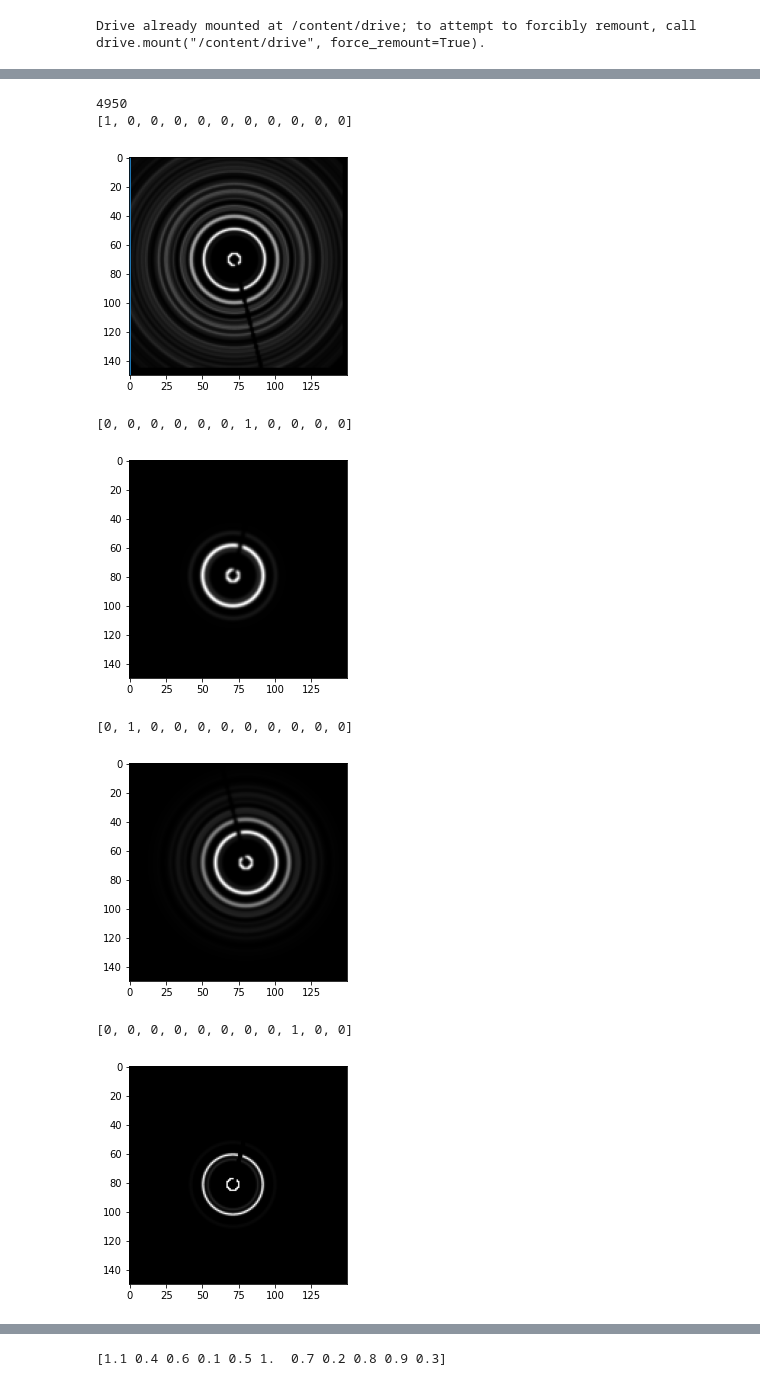
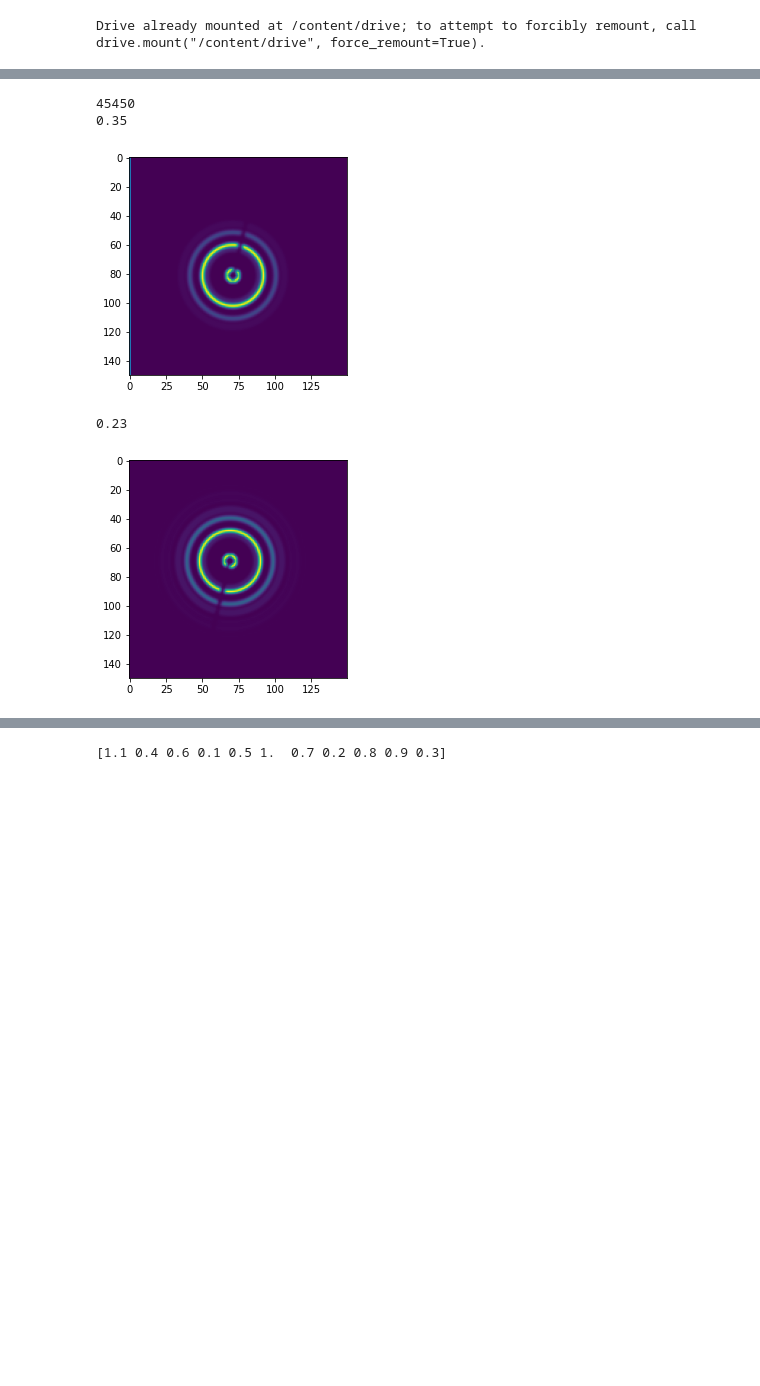
Before and after one commit to dhruv-sirohi/Miller-Lab-UED, a Jupyter notebook: Project 1: Synthetic Data Classification/Bismuth_CrystalMaker_Script.ipynb, the cells around one changed output, grey strips where cells are left out. Drawn from its saved outputs; the diff is of its cells as text; code cells hidden in the pictures; blank space fills up the shorter version.

```diff
--- a/Project 1: Synthetic Data Classification/Bismuth_CrystalMaker_Script.ipynb
+++ b/Project 1: Synthetic Data Classification/Bismuth_CrystalMaker_Script.ipynb
@@ -234,9 +236,10 @@ def generate_diffraction_patterns(radii,intensities,one_hot_vecs,invert=False,nu
             if invert:
               max_blurry_image_brightness = max(np.ndarray.flatten(reshaped_augmented_image))
               inverted_image = max_blurry_image_brightness - reshaped_augmented_image
-              images.append([inverted_image,one_hot_vecs[i]])
+              images.append([inverted_image,round(float(i/(len(radii)-1)),2)])#one_hot_vecs[i]])
             else:
-              images.append([reshaped_augmented_image,one_hot_vecs[i]])
+              images.append([reshaped_augmented_image,round(float(i/(len(radii)-1)),2)])#one_hot_vecs[i]])
+
           else:
             break
   #Shuffles dataset
@@ -244,22 +247,19 @@ def generate_diffraction_patterns(radii,intensities,one_hot_vecs,invert=False,nu
   #print(np.max(images[0][0]))
   return images
 # %%
-one_hot_vecs = generate_one_hot_vecs(11)
-radii,intensities=retrieve_data("Bi_mp-23152_computed Profile_")
-images = generate_diffraction_patterns(radii,intensities,one_hot_vecs,False)
+#one_hot_vecs = generate_one_hot_vecs(11)
+radii,intensities=retrieve_data()#"Bi_mp-23152_computed Profile_")
+images = generate_diffraction_patterns(radii,intensities,False)#one_hot_vecs,False)
 print(len(images))
-for i in range(0,8):
-  plt.imshow(images[i][0],cmap='gray')
+for i in range(0,2):
+  plt.imshow(images[i][0])
+  #plt.imshow(images[i][0])
   print(images[i][1])
   plt.show()
   #print(max(np.ndarray.flatten(images[i][0])))
 # %% [output]
-4950
-[1, 0, 0, 0, 0, 0, 0, 0, 0, 0, 0]
+45450
+0.35
-[figure, old version]
+[figure, new version]
-[0, 0, 0, 0, 0, 0, 1, 0, 0, 0, 0]
+0.23
-[figure, old version]
+[figure, new version]
-[0, 1, 0, 0, 0, 0, 0, 0, 0, 0, 0]
-[figure, removed]
-[0, 0, 0, 0, 0, 0, 0, 0, 1, 0, 0]
-[figure, removed]
```
Also changed, not shown: parts of 11 cells of this notebook.
